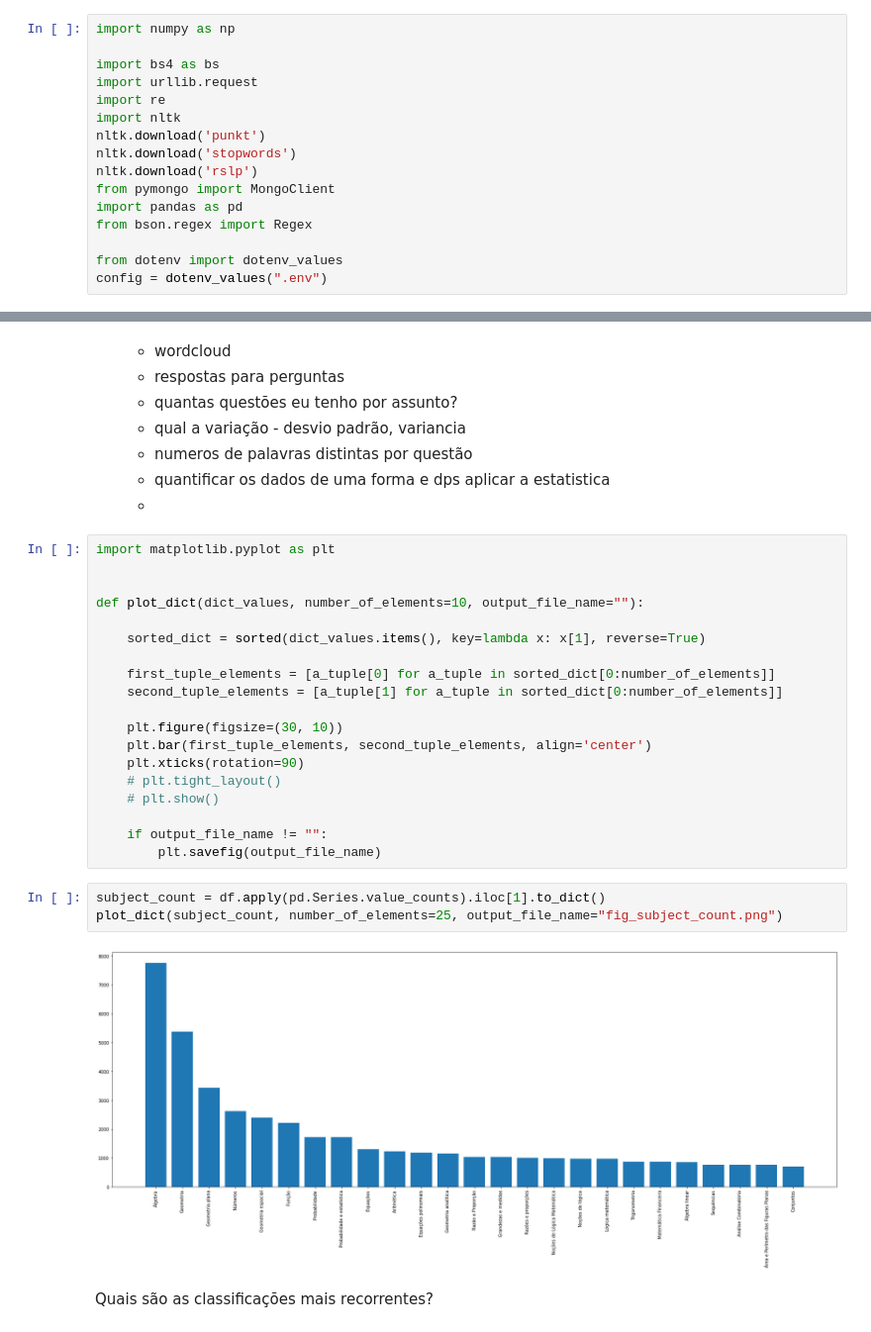
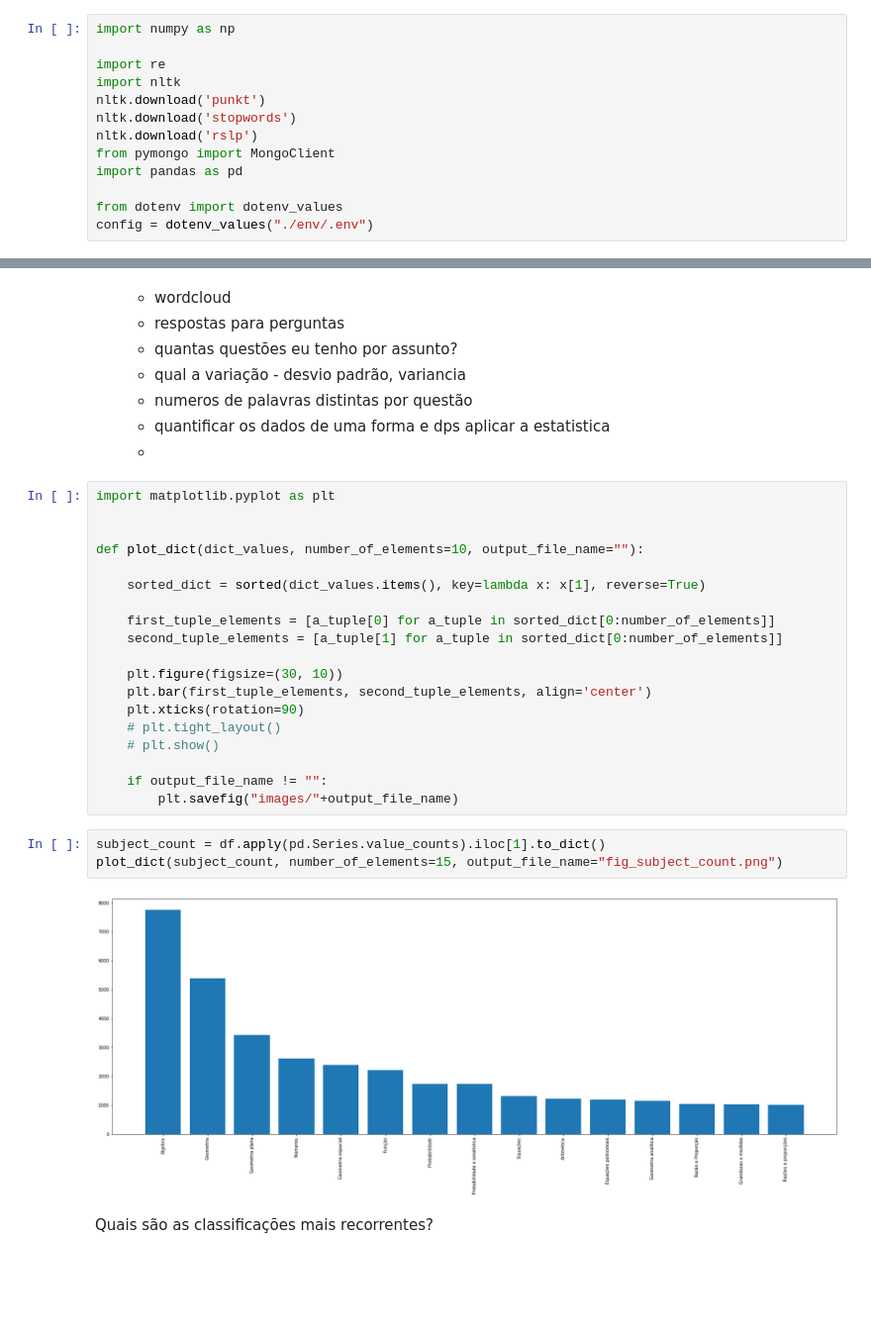
Before and after one commit to msfreit/exam_question_classification, a Jupyter notebook: exam_question_classification.ipynb, the cells around one changed output, grey strips where cells are left out. Shown at 99% size. Drawn from its saved outputs; the diff is of its cells as text; blank space fills up the shorter version.

```diff
--- a/exam_question_classification.ipynb
+++ b/exam_question_classification.ipynb
@@ -18,8 +18,6 @@ Como os dados estavam no bando do Mongo. utilizei o framework do MongoDB para co
 # %%
 import numpy as np
 
-import bs4 as bs
-import urllib.request
 import re
 import nltk
 nltk.download('punkt')
@@ -27,10 +25,9 @@ nltk.download('stopwords')
 nltk.download('rslp')
 from pymongo import MongoClient
 import pandas as pd
-from bson.regex import Regex
 
 from dotenv import dotenv_values
-config = dotenv_values(".env")
+config = dotenv_values("./env/.env")
 # %% [output]
 [nltk_data] Downloading package punkt to
 [nltk_data]     C:\Users\mauri\AppData\Roaming\nltk_data...
@@ -353,12 +314,12 @@ def plot_dict(dict_values, number_of_elements=10, output_file_name=""):
     # plt.show()
 
     if output_file_name != "":
-        plt.savefig(output_file_name)
+        plt.savefig("images/"+output_file_name)
 # %%
 subject_count = df.apply(pd.Series.value_counts).iloc[1].to_dict()
-plot_dict(subject_count, number_of_elements=25, output_file_name="fig_subject_count.png")
+plot_dict(subject_count, number_of_elements=15, output_file_name="fig_subject_count.png")
 # %% [output]
-[figure, old version]
+[figure, new version]
 # %% [markdown]
 Quais são as classificações mais recorrentes?
 # %% [markdown]
```
Also changed, not shown: parts of 15 cells of this notebook, 1 other file.
